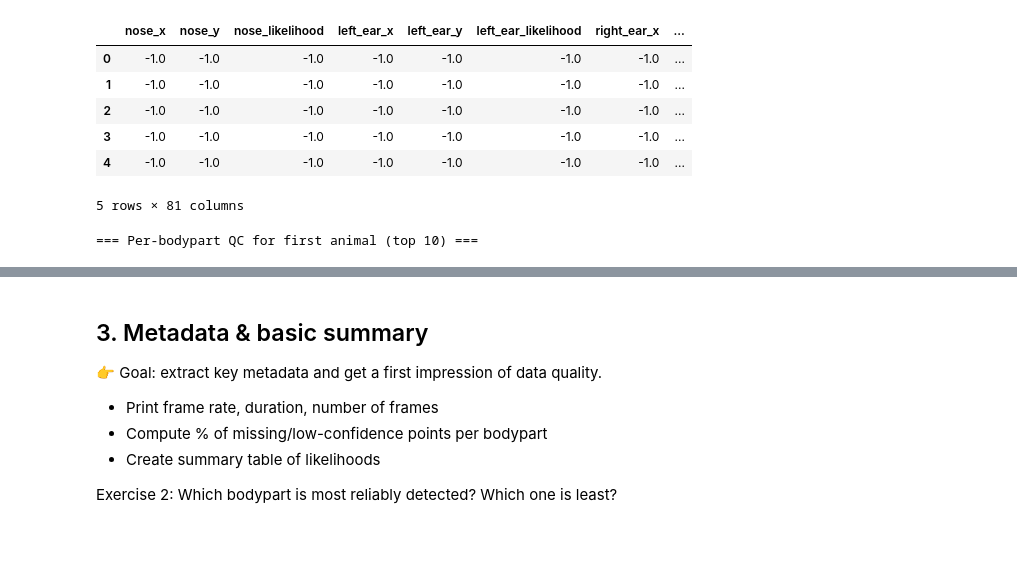
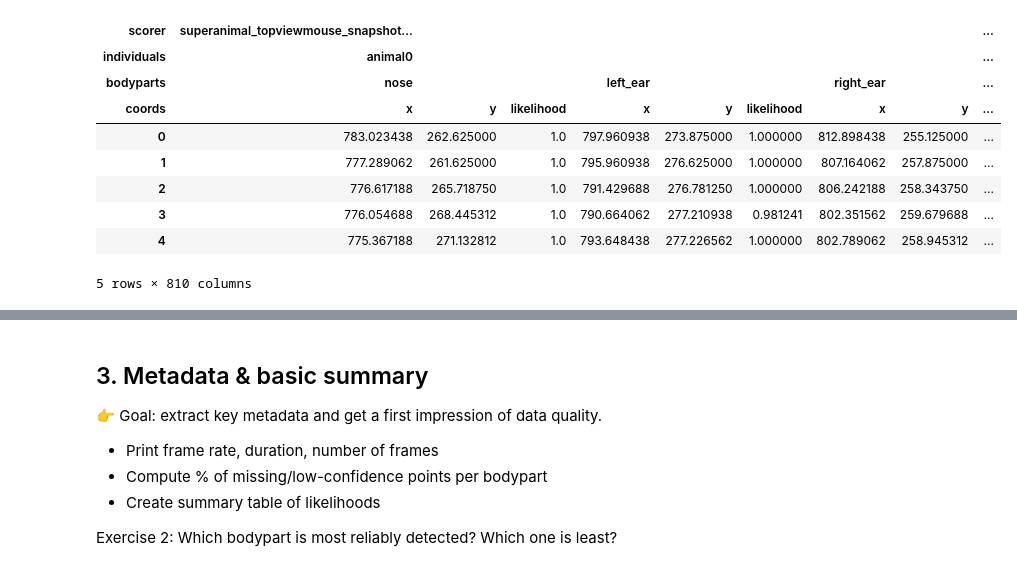
Before and after one commit to LizbethMG-Teaching/pose2behav-book, a Jupyter notebook: notebooks/EDA.ipynb, the cells around one changed output, grey strips where cells are left out. Saved outputs shown, nothing was run; the diff lists cells and outputs as text; code cells hidden in the pictures; blank space fills up the shorter version.

```diff
--- a/notebooks/EDA.ipynb
+++ b/notebooks/EDA.ipynb
@@ -127,7 +129,5 @@ To: /Users/lix/Library/CloudStorage/OneDrive-Personnel/3-work/teaching/2025_Beha
 # %%
 # Load the HDF5 pose output into a pandas DataFrame.
-# TODO: verify the file contains a DataFrame (one line)
-import numpy as np
 
 def read_pose_h5(path: Path) -> pd.DataFrame:
     for key in ("df_with_missing", "df", "tracks", "pose"):
@@ -142,67 +142,19 @@ df = read_pose_h5(DEST)
 
 # Basic sanity check
 # >>>>>>>>>>>>>>>>>>>
-# TODO (1 line): Check that the DataFrame "df" has at least 1 row.
+# TODO: Check that the DataFrame "df" has at least 1 row.
 # Clue: ( assert <logical statement>, “message to return if assertion fails” )
 #   If the file was loaded but empty (no rows), this condition is False.
 #   If condition is True, nothing happens, code continues.
-
+# YOUR CODE HERE: 1 line
 assert df.shape[0] > 0, "Empty DataFrame after loading. Check file."
 # <<<<<<<<<<<<<<<<<<<
 
 print("✅ H5 loaded.")
 
-# 1) Pick the FIRST animal label in the H5 (usually 'animal0')
-first_animal = df.columns.get_level_values('individuals').unique()[0]
-A = df.xs(first_animal, axis=1, level='individuals')   # columns: (scorer, bodyparts, coords)
-
-print(f"✅ Focusing on first animal: {first_animal}")
-print("Frames:", df.shape[0])
-print("Bodyparts:", list(A.columns.levels[1]))
-print("Coords:", list(A.columns.levels[2]))
-
-# 2) Flatten columns for easier use: "nose_x", "nose_y", "nose_likelihood", ...
-df_flat = A.copy()
-df_flat.columns = [f"{bp}_{coord}" for _, bp, coord in df_flat.columns]
-print("\nFlattened columns (sample):", df_flat.columns[:9].tolist())
-display(df_flat.head())
-
-# 3) Likelihood-based QC per bodypart (H5 only)
-#    SuperAnimal often uses -1 for “no detection”. Convert <0 to NaN before stats.
-L = A.xs('likelihood', axis=1, level='coords')      # (frames, bodyparts)
-L_valid = L.where(L >= 0)                            # drop -1 sentinel -> NaN
-
-per_bp = pd.DataFrame({
-    'coverage'        : L_valid.notna().mean(axis=0),          # fraction of frames with any detection
-    'frac_conf>=0.5'  : (L_valid >= 0.5).mean(axis=0),         # fraction of frames confidently detected
-    'mean_likelihood' : L_valid.mean(axis=0),                  # average likelihood (ignoring -1)
-}).sort_values(['frac_conf>=0.5','coverage','mean_likelihood'], ascending=False)
-per_bp.index.name = 'bodypart'
-
-print("\n=== Per-bodypart QC for first animal (top 10) ===")
-display(per_bp.head(10))
-
-# 4) Frame-level quick view (how many bodyparts detected per frame)
-detected_per_frame = L_valid.notna().sum(axis=1)  # integer count per frame
-print("\nDetected bodyparts per frame — summary:")
-display(detected_per_frame.describe())
-
-# 5) Access helpers (examples)
-#    - Single series: nose_x / nose_y / nose_likelihood
-#    - First 5 rows shown for demonstration
-for name in ["nose_x", "nose_y", "nose_likelihood"]:
-    if name in df_flat.columns:
-        print(f"\n{name} (first 5):")
-        print(df_flat[name].head())
-    else:
-        print(f"\n{name} not found in columns (check bodypart names).")
-
-# 6) Sanity checks students can discuss:
-#    - If many bodyparts show coverage ≈ 0 and mean_likelihood ≈ NaN,
-#      the animal may not have been detected (or wrong slot chosen).
-low_cov = (per_bp['coverage'] < 0.05).mean()
-if low_cov == 1.0:
-    print("\n⚠️ All bodyparts have very low coverage (<5%). "
-          "This first animal slot may be empty in this file.")
+# Show dataframe info
+print("📊 Data shape:", df.shape)
+# Display the first 5 rows as a nice HTML table
+display(df.head())
 # %% [output]
 ✅ H5 loaded.
@@ -215,8 +162,10 @@ Flattened columns (sample): ['nose_x', 'nose_y', 'nose_likelihood', 'left_ear_x'
-|  | nose_x | nose_y | nose_likelihood | left_ear_x | left_ear_y | left_ear_likelihood | right_ear_x | ... |
-| 0 | -1.0 | -1.0 | -1.0 | -1.0 | -1.0 | -1.0 | -1.0 | ... |
-| 1 | -1.0 | -1.0 | -1.0 | -1.0 | -1.0 | -1.0 | -1.0 | ... |
-| 2 | -1.0 | -1.0 | -1.0 | -1.0 | -1.0 | -1.0 | -1.0 | ... |
-| 3 | -1.0 | -1.0 | -1.0 | -1.0 | -1.0 | -1.0 | -1.0 | ... |
-| 4 | -1.0 | -1.0 | -1.0 | -1.0 | -1.0 | -1.0 | -1.0 | ... |
+| scorer | superanimal_topviewmouse_snapshot... |  |  |  |  |  |  |  | ... |
+| individuals | animal0 |  |  |  |  |  |  |  | ... |
+| bodyparts | nose |  |  | left_ear |  |  | right_ear |  | ... |
+| coords | x | y | likelihood | x | y | likelihood | x | y | ... |
+| 0 | 783.023438 | 262.625000 | 1.0 | 797.960938 | 273.875000 | 1.000000 | 812.898438 | 255.125000 | ... |
+| 1 | 777.289062 | 261.625000 | 1.0 | 795.960938 | 276.625000 | 1.000000 | 807.164062 | 257.875000 | ... |
+| 2 | 776.617188 | 265.718750 | 1.0 | 791.429688 | 276.781250 | 1.000000 | 806.242188 | 258.343750 | ... |
+| 3 | 776.054688 | 268.445312 | 1.0 | 790.664062 | 277.210938 | 0.981241 | 802.351562 | 259.679688 | ... |
+| 4 | 775.367188 | 271.132812 | 1.0 | 793.648438 | 277.226562 | 1.000000 | 802.789062 | 258.945312 | ... |
-5 rows × 81 columns
+5 rows × 810 columns
-=== Per-bodypart QC for first animal (top 10) ===
```
Also changed, not shown: parts of 15 cells of this notebook, 1 other file.
